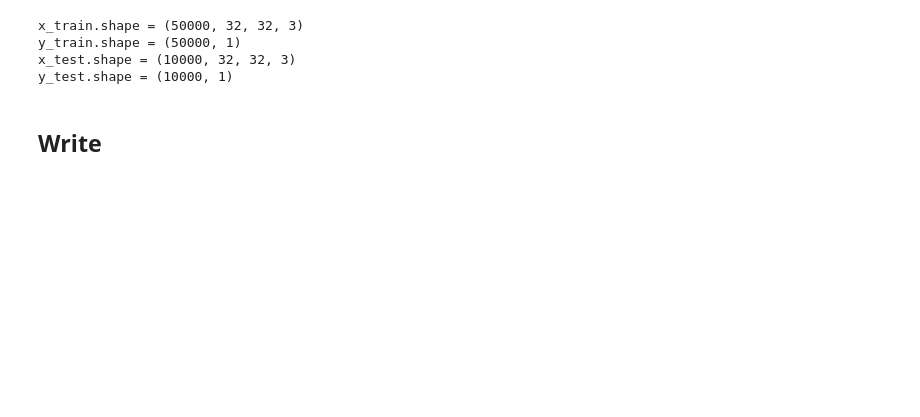
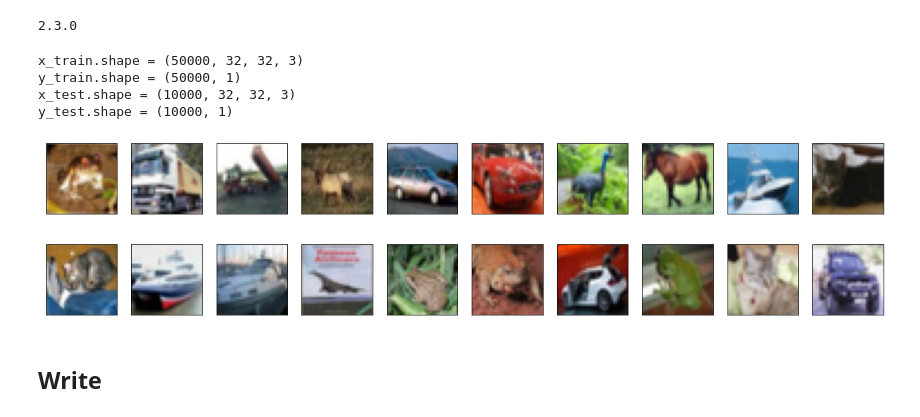
Before and after one commit to ryangillard/artificial_intelligence, a Jupyter notebook: machine_learning/gan/create_tfrecords_cifar10.ipynb, the cells around one changed output. Drawn from its saved outputs; the diff is of its cells as text; code cells hidden in the pictures; blank space fills up the shorter version.

```diff
--- a/machine_learning/gan/create_tfrecords_cifar10.ipynb
+++ b/machine_learning/gan/create_tfrecords_cifar10.ipynb
@@ -2,6 +2,9 @@
 import matplotlib.pyplot as plt
 import numpy as np
 import tensorflow as tf
+print(tf.__version__)
+# %% [output]
+2.3.0
 # %%
 (x_train, y_train), (x_test, y_test) = tf.keras.datasets.cifar10.load_data()
 # %%
@@ -23,3 +32,11 @@ arguments["depth"] = 3
+# %%
+plot_images(images=x_train[:10])
+# %% [output]
+[figure, added]
+# %%
+plot_images(images=x_test[:10])
+# %% [output]
+[figure, added]
 # %% [markdown]
 ## Write
 # %%
```
Also changed, not shown: parts of 15 cells of this notebook, 1 other file.
